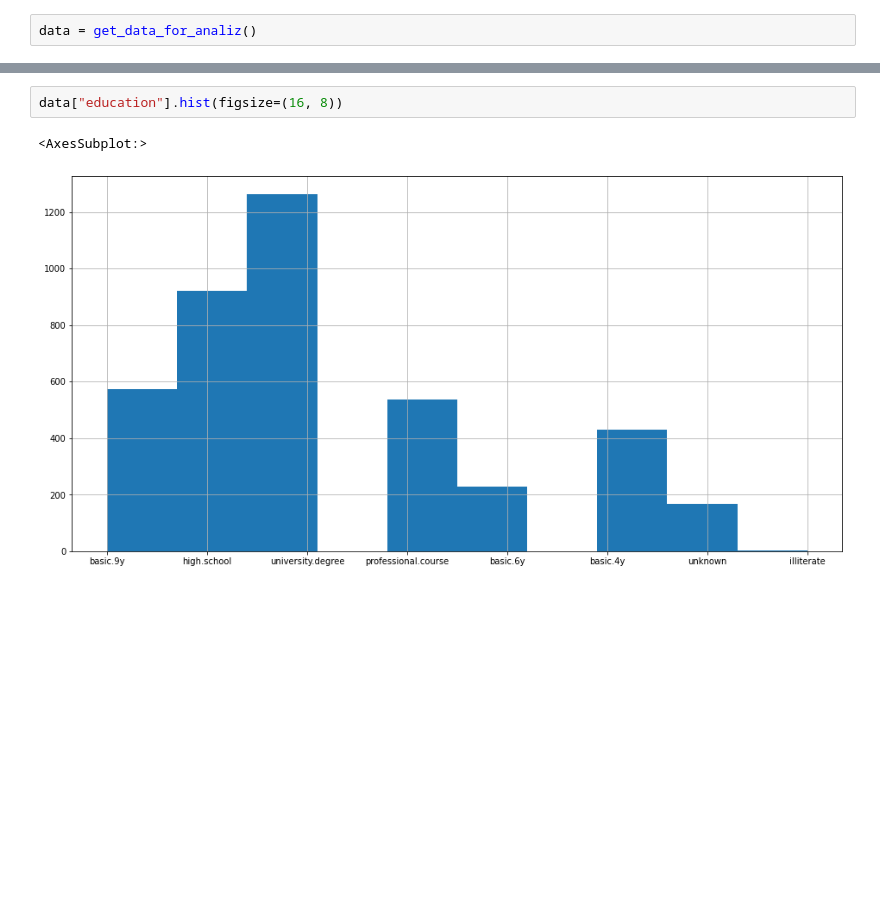
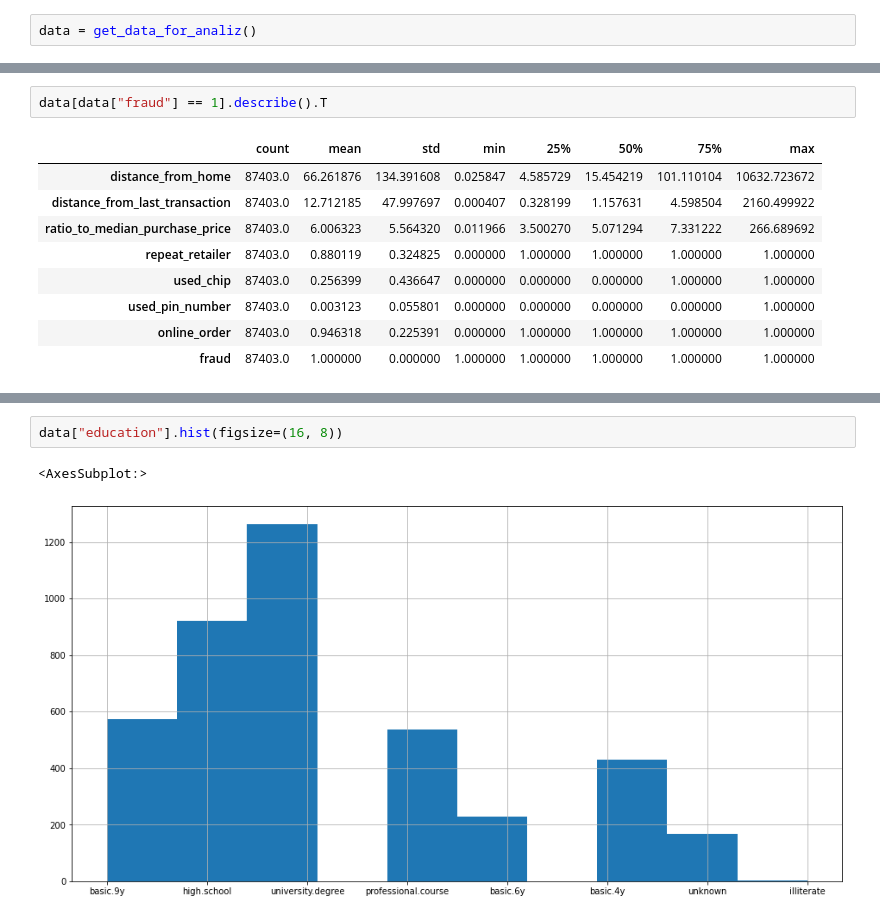
Before and after one commit to roflinyo/KFU-2k2s-Analys-dannie-project, a Jupyter notebook: data_analize.ipynb, the cells around one changed output, grey strips where cells are left out. Cells and saved outputs as stored; diff of their text form; blank space fills up the shorter version.

```diff
--- a/data_analize.ipynb
+++ b/data_analize.ipynb
@@ -23,0 +24,12 @@ data.describe().T
+# %%
+data[data["fraud"] == 1].describe().T
+# %% [output]
+|  | count | mean | std | min | 25% | 50% | 75% | max |
+| distance_from_home | 87403.0 | 66.261876 | 134.391608 | 0.025847 | 4.585729 | 15.454219 | 101.110104 | 10632.723672 |
+| distance_from_last_transaction | 87403.0 | 12.712185 | 47.997697 | 0.000407 | 0.328199 | 1.157631 | 4.598504 | 2160.499922 |
+| ratio_to_median_purchase_price | 87403.0 | 6.006323 | 5.564320 | 0.011966 | 3.500270 | 5.071294 | 7.331222 | 266.689692 |
+| repeat_retailer | 87403.0 | 0.880119 | 0.324825 | 0.000000 | 1.000000 | 1.000000 | 1.000000 | 1.000000 |
+| used_chip | 87403.0 | 0.256399 | 0.436647 | 0.000000 | 0.000000 | 0.000000 | 1.000000 | 1.000000 |
+| used_pin_number | 87403.0 | 0.003123 | 0.055801 | 0.000000 | 0.000000 | 0.000000 | 0.000000 | 1.000000 |
+| online_order | 87403.0 | 0.946318 | 0.225391 | 0.000000 | 1.000000 | 1.000000 | 1.000000 | 1.000000 |
+| fraud | 87403.0 | 1.000000 | 0.000000 | 1.000000 | 1.000000 | 1.000000 | 1.000000 | 1.000000 |
```
Also changed, not shown: parts of 8 cells of this notebook, 10 other files.
